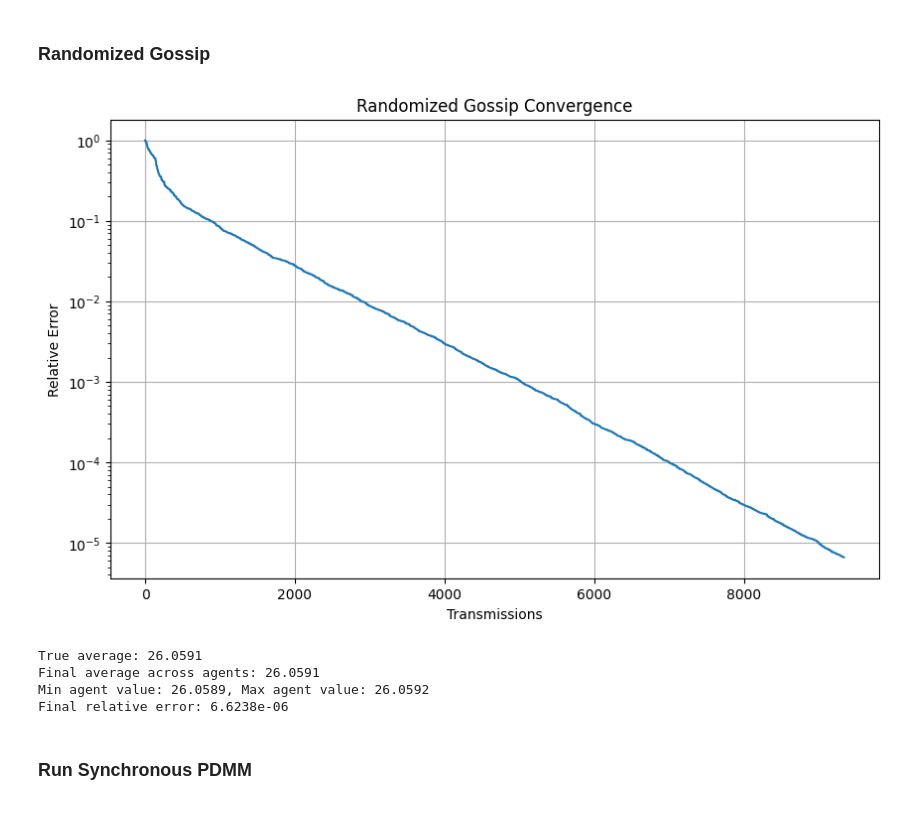
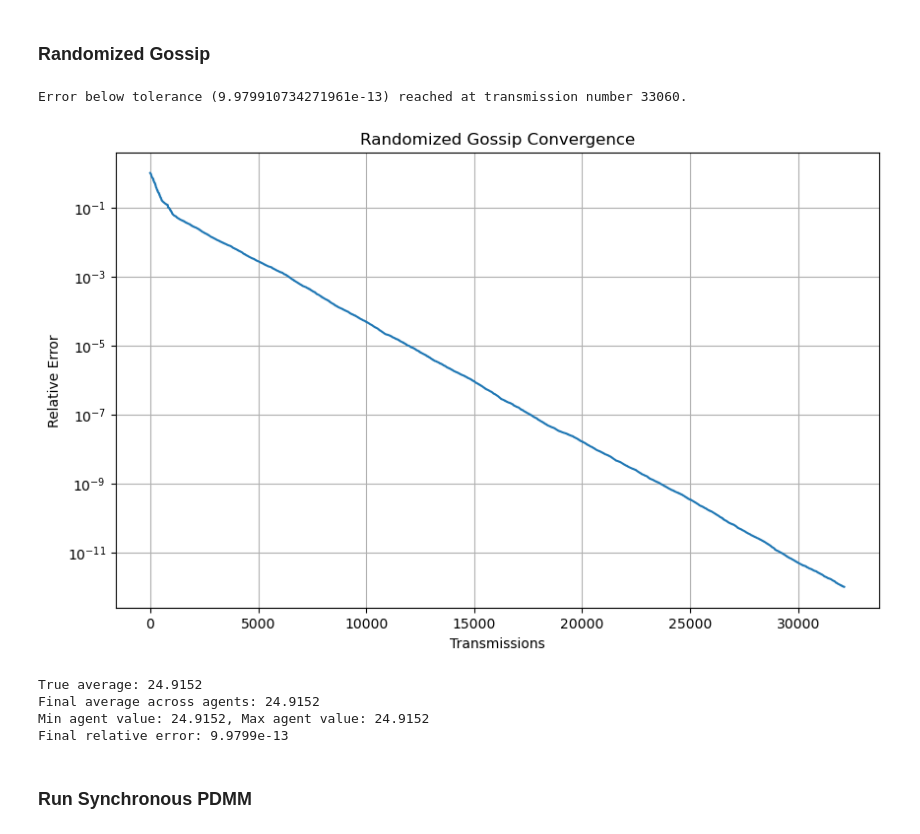
Before and after one commit to AybarsManav/PDMM, a Jupyter notebook: main.ipynb, the cells around one changed output. Cells and saved outputs as stored; diff of their text form; code cells hidden in the pictures.

```diff
--- a/main.ipynb
+++ b/main.ipynb
@@ -25,7 +25,7 @@ np.random.seed(42)
 
 # Graph parameters
 a = 100                             # Field size
-n = 71                             # Number of agents
+n = 103                             # Number of agents
 r = a * np.sqrt(2 * np.log(n)/n)   # Communication range
 r = 30
 #159 20 too many edges
@@ -39,6 +39,7 @@ sensor_positions = np.array([
 # THIS IS NOT THE ADJACENCY MATRIX, IN THIS PROBLEM IT IS EQUIVALENT TO THE INCIDENCE MATRIX
 # Calculate adjacency matrix based on communication range
 adjacency_matrix = calculate_adjacency_matrix(sensor_positions, r)
+sensor_values = np.random.randn(n) * 10 + 25
 # %% [markdown]
 Plot graph and check connectivity
 # %%
@@ -53,25 +54,27 @@ The graph is connected: True
 ### Randomized Gossip
 # %%
 sensor_values = np.random.randn(n) * 10 + 25
-values,errors,time = gossip_step(sensor_values, adjacency_matrix, max_ticks=10000)
+values,errors,time = gossip_step(sensor_values, adjacency_matrix, max_ticks=1e5, tolerance=1e-12, transmission_loss=0.00)
+
 
 plt.figure(figsize=(10, 6))
 plt.semilogy(range(len(errors)), errors)
 plt.xlabel('Transmissions')
 plt.ylabel('Relative Error')
 plt.title(f'Randomized Gossip Convergence')
 plt.grid(True)
 plt.show()
 print(f"True average: {np.mean(sensor_values):.4f}")
 print(f"Final average across agents: {np.mean(values):.4f}")
 print(f"Min agent value: {np.min(values):.4f}, Max agent value: {np.max(values):.4f}")
 print(f"Final relative error: {errors[-1]:.4e}")
 # %% [output]
+Error below tolerance (9.979910734271961e-13) reached at transmission number 33060.
-[figure, old version]
+[figure, new version]
-True average: 26.0591
-Final average across agents: 26.0591
-Min agent value: 26.0589, Max agent value: 26.0592
-Final relative error: 6.6238e-06
+True average: 24.9152
+Final average across agents: 24.9152
+Min agent value: 24.9152, Max agent value: 24.9152
+Final relative error: 9.9799e-13
 # %% [markdown]
 ### Run Synchronous PDMM
 # %%
```
Also changed, not shown: parts of 9 cells of this notebook, 2 other files.
